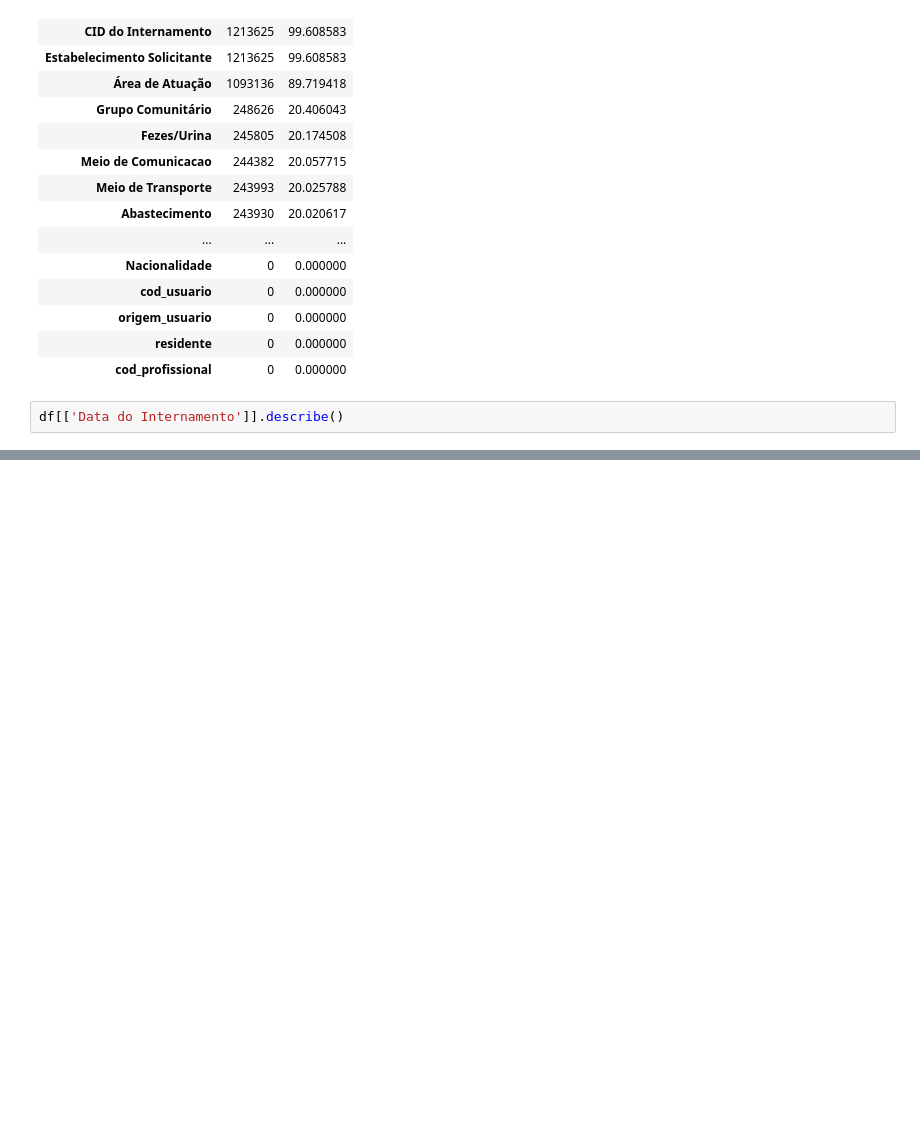
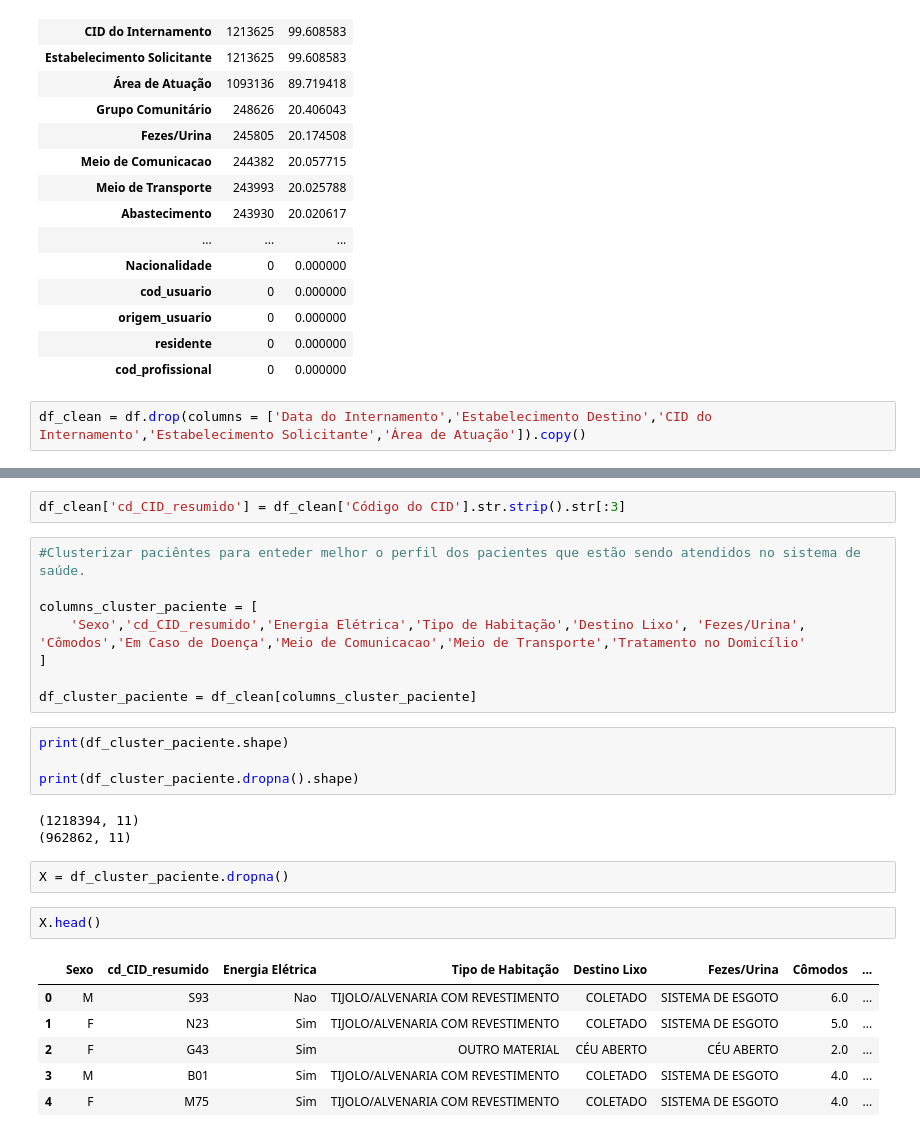
Before and after one commit to IagoIJ/medical_care_curitiba, a Jupyter notebook: data_analysis.ipynb, the cells around one changed output, grey strips where cells are left out. Cells and saved outputs as stored; diff of their text form; blank space fills up the shorter version.

Commit message:
Inclusão: analise exploratoria e teste do cotovelo para cluster de pacientes

```diff
--- a/data_analysis.ipynb
+++ b/data_analysis.ipynb
@@ -48,4 +48,4 @@ nulls.sort_values('pct_null', ascending=False)
 | residente | 0 | 0.000000 |
 | cod_profissional | 0 | 0.000000 |
 # %%
-df[['Data do Internamento']].describe()
+df_clean = df.drop(columns = ['Data do Internamento','Estabelecimento Destino','CID do Internamento','Estabelecimento Solicitante','Área de Atuação']).copy()
@@ -57,0 +142,28 @@ df[['Data do Internamento']].describe()
+# %%
+df_clean['cd_CID_resumido'] = df_clean['Código do CID'].str.strip().str[:3]
+# %%
+#Clusterizar paciêntes para enteder melhor o perfil dos pacientes que estão sendo atendidos no sistema de saúde.
+
+columns_cluster_paciente = [
+    'Sexo','cd_CID_resumido','Energia Elétrica','Tipo de Habitação','Destino Lixo', 'Fezes/Urina', 'Cômodos','Em Caso de Doença','Meio de Comunicacao','Meio de Transporte','Tratamento no Domicílio'
+]
+
+df_cluster_paciente = df_clean[columns_cluster_paciente]
+# %%
+print(df_cluster_paciente.shape)
+
+print(df_cluster_paciente.dropna().shape)
+# %% [output]
+(1218394, 11)
+(962862, 11)
+# %%
+X = df_cluster_paciente.dropna()
+# %%
+X.head()
+# %% [output]
+|  | Sexo | cd_CID_resumido | Energia Elétrica | Tipo de Habitação | Destino Lixo | Fezes/Urina | Cômodos | ... |
+| 0 | M | S93 | Nao | TIJOLO/ALVENARIA COM REVESTIMENTO | COLETADO | SISTEMA DE ESGOTO | 6.0 | ... |
+| 1 | F | N23 | Sim | TIJOLO/ALVENARIA COM REVESTIMENTO | COLETADO | SISTEMA DE ESGOTO | 5.0 | ... |
+| 2 | F | G43 | Sim | OUTRO MATERIAL | CÉU ABERTO | CÉU ABERTO | 2.0 | ... |
+| 3 | M | B01 | Sim | TIJOLO/ALVENARIA COM REVESTIMENTO | COLETADO | SISTEMA DE ESGOTO | 4.0 | ... |
+| 4 | F | M75 | Sim | TIJOLO/ALVENARIA COM REVESTIMENTO | COLETADO | SISTEMA DE ESGOTO | 4.0 | ... |
```
Also changed, not shown: parts of 13 cells of this notebook.
